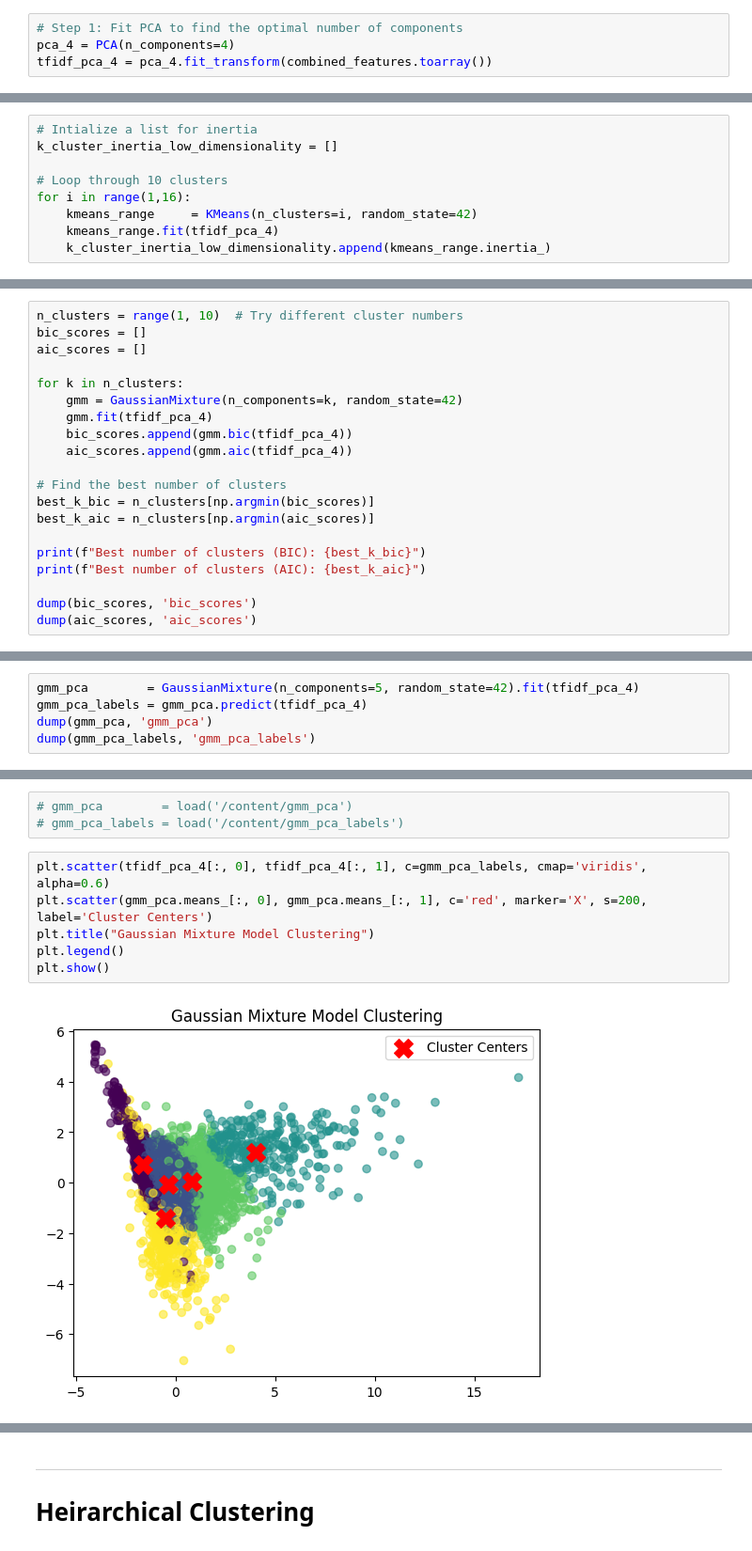
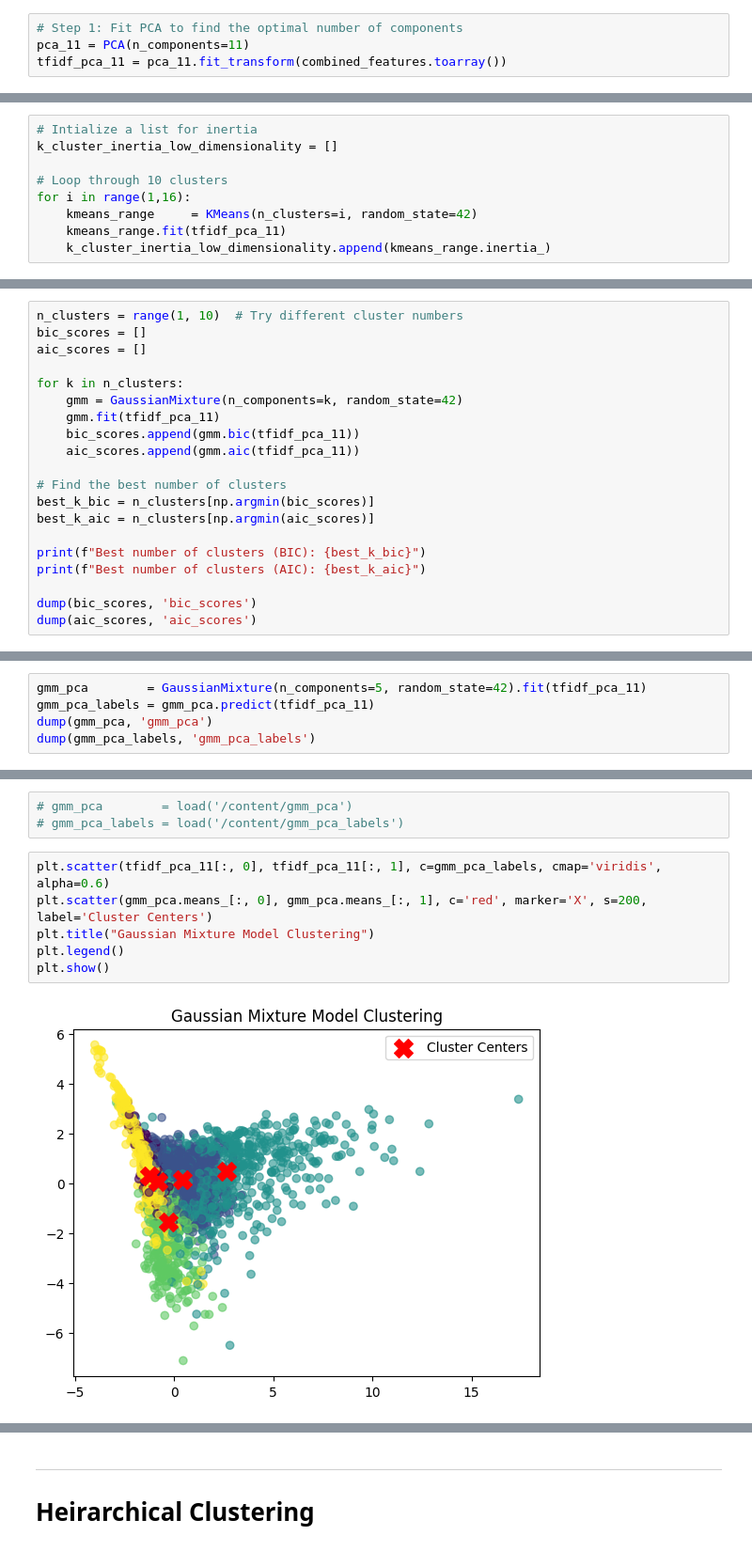
Before and after one commit to Lennykiruthu/foundation-ds-projects, a Jupyter notebook: Movie-Genre-Classification.ipynb, the cells around one changed output, grey strips where cells are left out. Shown at 94% size. Saved outputs shown, nothing was run; the diff lists cells and outputs as text.

```diff
--- a/Movie-Genre-Classification.ipynb
+++ b/Movie-Genre-Classification.ipynb
@@ -624,4 +633,4 @@ plt.show()
 # %%
 # Step 1: Fit PCA to find the optimal number of components
-pca_4 = PCA(n_components=4)
-tfidf_pca_4 = pca_4.fit_transform(combined_features.toarray())
+pca_11 = PCA(n_components=11)
+tfidf_pca_11 = pca_11.fit_transform(combined_features.toarray())
@@ -677,7 +686,7 @@ k_cluster_inertia_low_dimensionality = []
 # Loop through 10 clusters
 for i in range(1,16):
     kmeans_range     = KMeans(n_clusters=i, random_state=42)
-    kmeans_range.fit(tfidf_pca_4)
+    kmeans_range.fit(tfidf_pca_11)
     k_cluster_inertia_low_dimensionality.append(kmeans_range.inertia_)
 # %%
 # Store Interia values using joblib to compare later with lower dimension data
@@ -797,9 +812,9 @@ aic_scores = []
 
 for k in n_clusters:
     gmm = GaussianMixture(n_components=k, random_state=42)
-    gmm.fit(tfidf_pca_4)
-    bic_scores.append(gmm.bic(tfidf_pca_4))
-    aic_scores.append(gmm.aic(tfidf_pca_4))
+    gmm.fit(tfidf_pca_11)
+    bic_scores.append(gmm.bic(tfidf_pca_11))
+    aic_scores.append(gmm.aic(tfidf_pca_11))
 
 # Find the best number of clusters
 best_k_bic = n_clusters[np.argmin(bic_scores)]
@@ -842,6 +857,6 @@ Text(0, 0.5, 'BIC')
 # %%
-gmm_pca        = GaussianMixture(n_components=5, random_state=42).fit(tfidf_pca_4)
-gmm_pca_labels = gmm_pca.predict(tfidf_pca_4)
+gmm_pca        = GaussianMixture(n_components=5, random_state=42).fit(tfidf_pca_11)
+gmm_pca_labels = gmm_pca.predict(tfidf_pca_11)
 dump(gmm_pca, 'gmm_pca')
 dump(gmm_pca_labels, 'gmm_pca_labels')
 # %% [output]
@@ -850,11 +865,11 @@ dump(gmm_pca_labels, 'gmm_pca_labels')
 # gmm_pca        = load('/content/gmm_pca')
 # gmm_pca_labels = load('/content/gmm_pca_labels')
 # %%
-plt.scatter(tfidf_pca_4[:, 0], tfidf_pca_4[:, 1], c=gmm_pca_labels, cmap='viridis', alpha=0.6)
+plt.scatter(tfidf_pca_11[:, 0], tfidf_pca_11[:, 1], c=gmm_pca_labels, cmap='viridis', alpha=0.6)
 plt.scatter(gmm_pca.means_[:, 0], gmm_pca.means_[:, 1], c='red', marker='X', s=200, label='Cluster Centers')
 plt.title("Gaussian Mixture Model Clustering")
 plt.legend()
 plt.show()
 # %% [output]
-[figure, old version]
+[figure, new version]
 # %%
```
Also changed, not shown: parts of 38 cells of this notebook, 16 other files.
